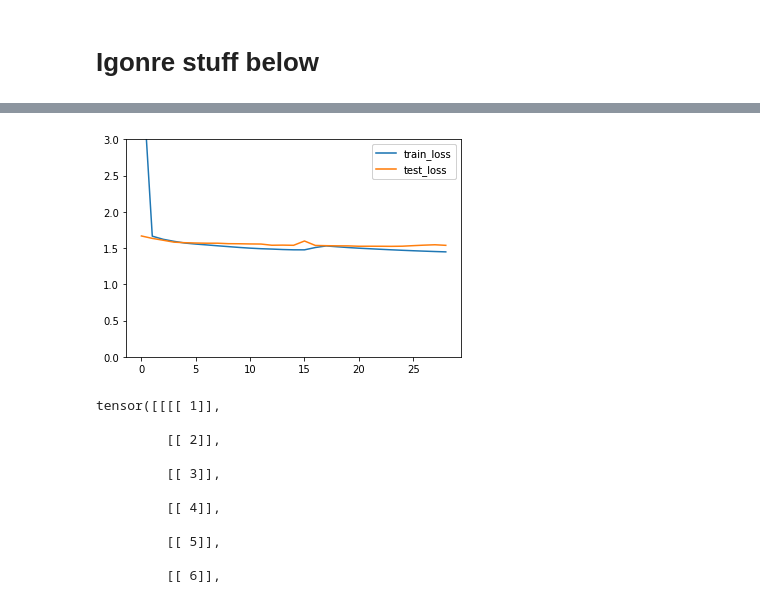
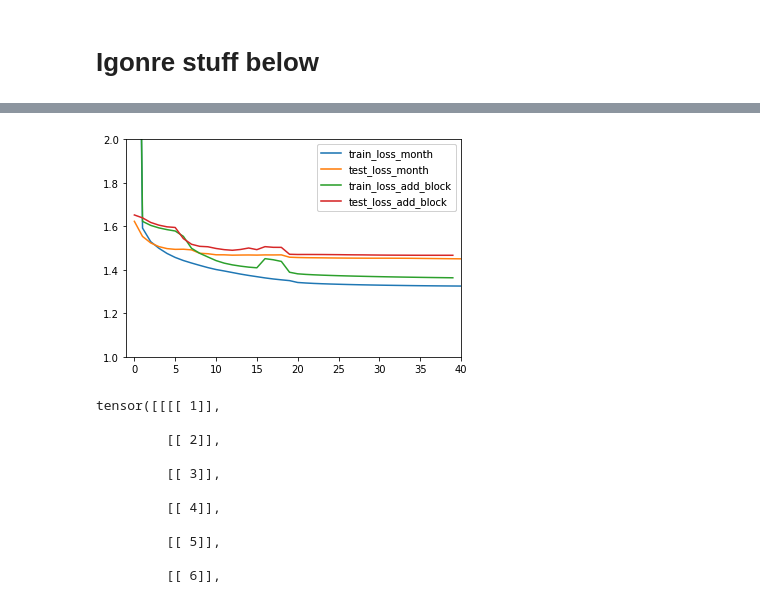
Before and after one commit to Yiwen-Zhang97/TransferLearning4UrbanClimate, a Jupyter notebook: models/Resnet.ipynb, the cells around one changed output, grey strips where cells are left out. Saved outputs shown, nothing was run; the diff lists cells and outputs as text; code cells hidden in the pictures.

```diff
--- a/models/Resnet.ipynb
+++ b/models/Resnet.ipynb
@@ -654,11 +657,11 @@ Saving Loss
 # %% [markdown]
 # Igonre stuff below
 # %%
-file_name = "train_loss_new_1.pkl"
+file_name = "train_loss_dropna_3.pkl"
 open_file = open(file_name, "rb")
 train_loaded = pickle.load(open_file)
 open_file.close()
-file_name = "test_loss_new_1.pkl"
+file_name = "test_loss_dropna_3.pkl"
 open_file = open(file_name, "rb")
 test_loaded = pickle.load(open_file)
 open_file.close()
@@ -665,15 +688,28 @@ open_file.close()
+# %%
+file_name = "train_loss_dropna_6.pkl"
+open_file = open(file_name, "rb")
+train_loaded_2 = pickle.load(open_file)
+open_file.close()
+file_name = "test_loss_dropna_6.pkl"
+open_file = open(file_name, "rb")
+test_loaded_2 = pickle.load(open_file)
+open_file.close()
+test_loaded_2
 # %%
 fig, ax = plt.subplots()
-line1, = ax.plot(train_loaded, label="train_loss")
-line2, = ax.plot(test_loaded, label="test_loss")
-ax.set_ylim([0, 3])
+line1, = ax.plot(train_loaded, label="train_loss_month")
+line2, = ax.plot(test_loaded, label="test_loss_month")
+line3, = ax.plot(train_loaded_2, label="train_loss_add_block")
+line4, = ax.plot(test_loaded_2, label="test_loss_add_block")
+ax.set_ylim([1, 2])
+ax.set_xlim([-1, 40])
 # Create a legend for the first line.
 first_legend = ax.legend(loc='upper right')
 # Add the legend manually to the Axes.
 ax.add_artist(first_legend)
 plt.show()
 # %% [output]
-[figure, old version]
+[figure, new version]
 # %%
 import pickle
 file_name = "train_loss.pkl"
```
Also changed, not shown: parts of 6 cells of this notebook.
